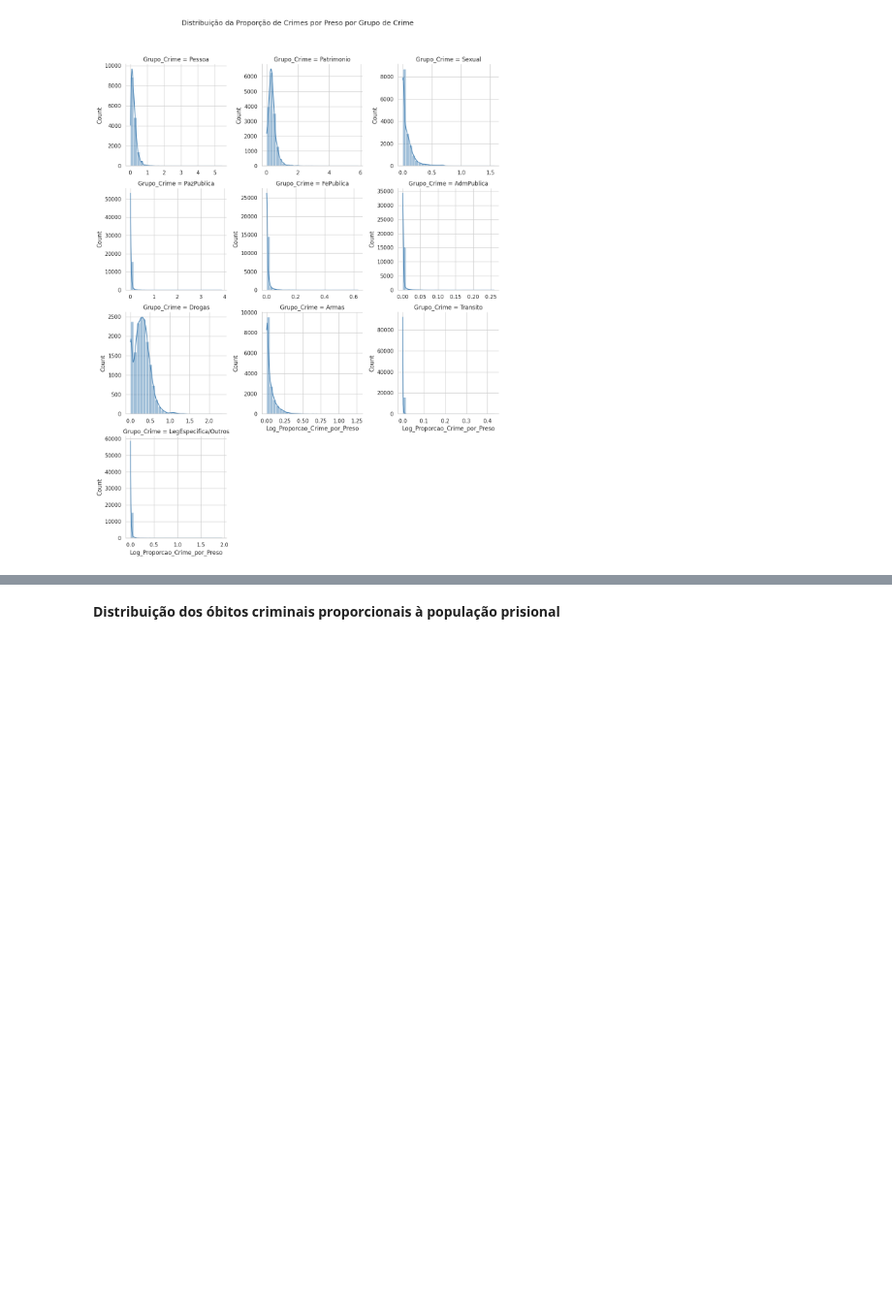
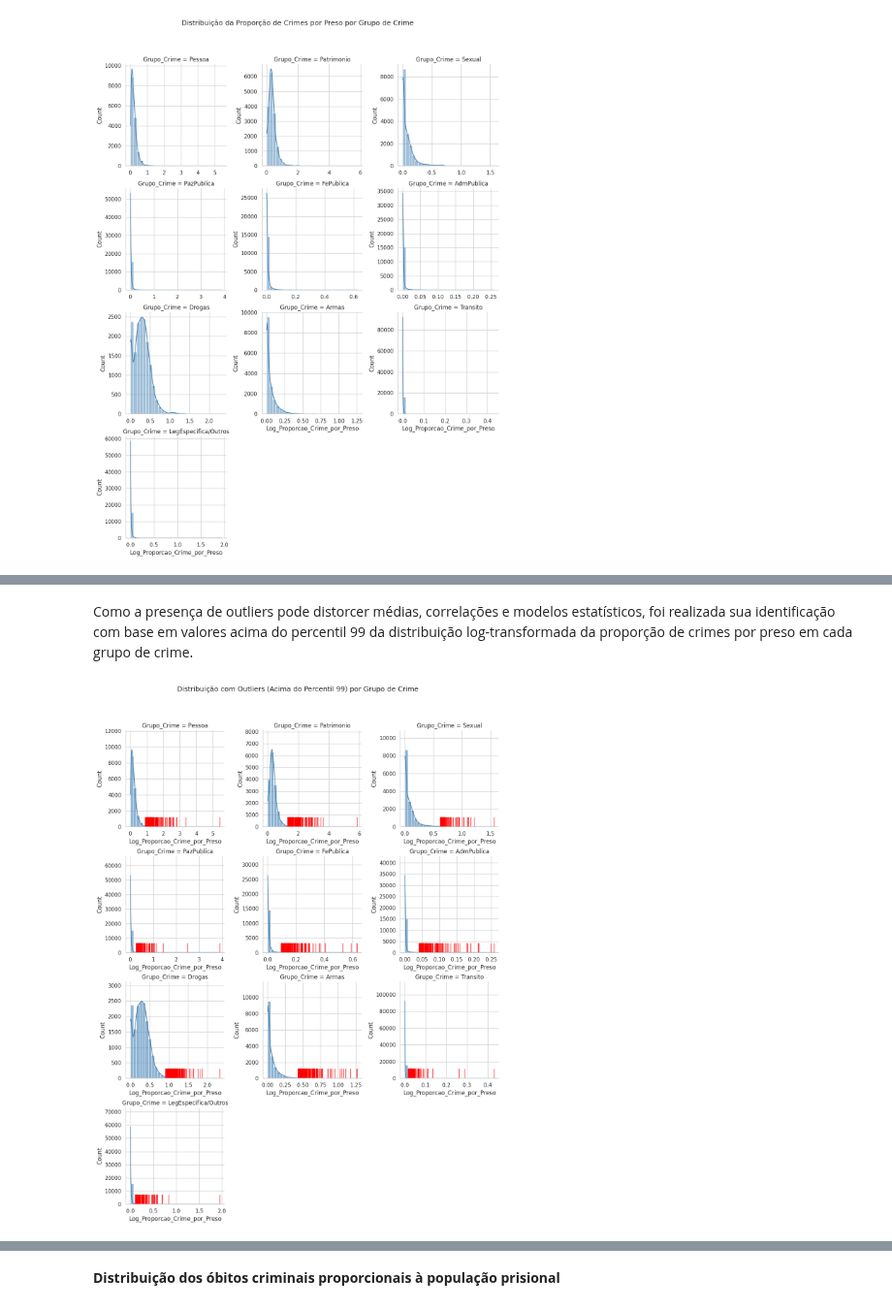
Before and after one commit to Caio-Brega/introducao-ciencia-dos-dados, a Jupyter notebook: TP_ICD.ipynb, the cells around one changed output, grey strips where cells are left out. Shown at 97% size. Drawn from its saved outputs; the diff is of its cells as text; code cells hidden in the pictures; blank space fills up the shorter version.

```diff
--- a/TP_ICD.ipynb
+++ b/TP_ICD.ipynb
@@ -1322,11 +1322,11 @@ for grupo in grupos_validos:
         temp['Obitos_Criminais_por_Preso'] = df_crimes_obitos[coluna_obitos]
         df_long = pd.concat([df_long, temp[['Grupo_Crime', 'Proporcao_Crime_por_Preso', 'Obitos_Criminais_por_Preso']]])
 
-# Plota histogramas das proporções por grupo
-sns.set(style="whitegrid")
-
+# Adiciona log
+df_long = df_long.reset_index(drop=True)
 df_long['Log_Proporcao_Crime_por_Preso'] = np.log1p(df_long['Proporcao_Crime_por_Preso'])
 
+sns.set(style="whitegrid")
 g = sns.FacetGrid(df_long, col="Grupo_Crime", col_wrap=3, height=4, sharex=False, sharey=False)
 g.map(sns.histplot, "Log_Proporcao_Crime_por_Preso", bins=30, kde=True, color='steelblue')
 
@@ -1340,0 +1343,32 @@ Observa-se que, em praticamente todos os grupos, a distribuição é fortemente
+# %% [markdown]
+Como a presença de outliers pode distorcer médias, correlações e modelos estatísticos, foi realizada sua identificação com base em valores acima do percentil 99 da distribuição log-transformada da proporção de crimes por preso em cada grupo de crime.
+# %%
+# Adiciona identificador único por linha
+df_long['row_id'] = df_long.index
+
+# Detecta outliers com base no IQR
+outlier_ids = []
+
+df_long['Outlier'] = False  # reseta a coluna
+
+for grupo in df_long['Grupo_Crime'].unique():
+    grupo_df = df_long[df_long['Grupo_Crime'] == grupo]
+    lim_sup = grupo_df['Log_Proporcao_Crime_por_Preso'].quantile(0.99)
+
+    cond = (df_long['Grupo_Crime'] == grupo) & (df_long['Log_Proporcao_Crime_por_Preso'] > lim_sup)
+    df_long.loc[cond, 'Outlier'] = True
+
+g = sns.FacetGrid(df_long, col="Grupo_Crime", col_wrap=3, height=4, sharex=False, sharey=False)
+
+def plot_hist(data, **kwargs):
+    sns.histplot(data=data, x="Log_Proporcao_Crime_por_Preso", bins=30, kde=True, color='steelblue', alpha=0.6)
+    sns.rugplot(data=data[data["Outlier"]], x="Log_Proporcao_Crime_por_Preso", color='red', height=0.1)
+
+g.map_dataframe(plot_hist)
+
+plt.subplots_adjust(top=0.9)
+g.fig.suptitle("Distribuição com Outliers (Acima do Percentil 99) por Grupo de Crime")
+
+plt.show()
+# %% [output]
+[figure, added]
```
Also changed, not shown: parts of 4 cells of this notebook.
